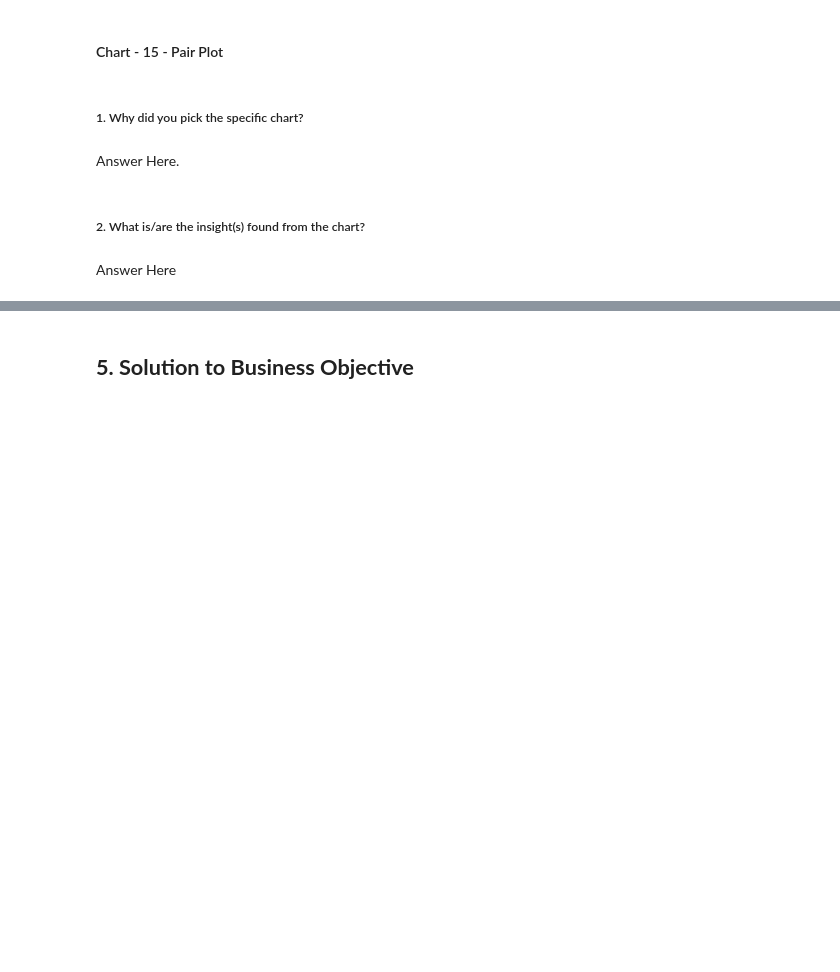
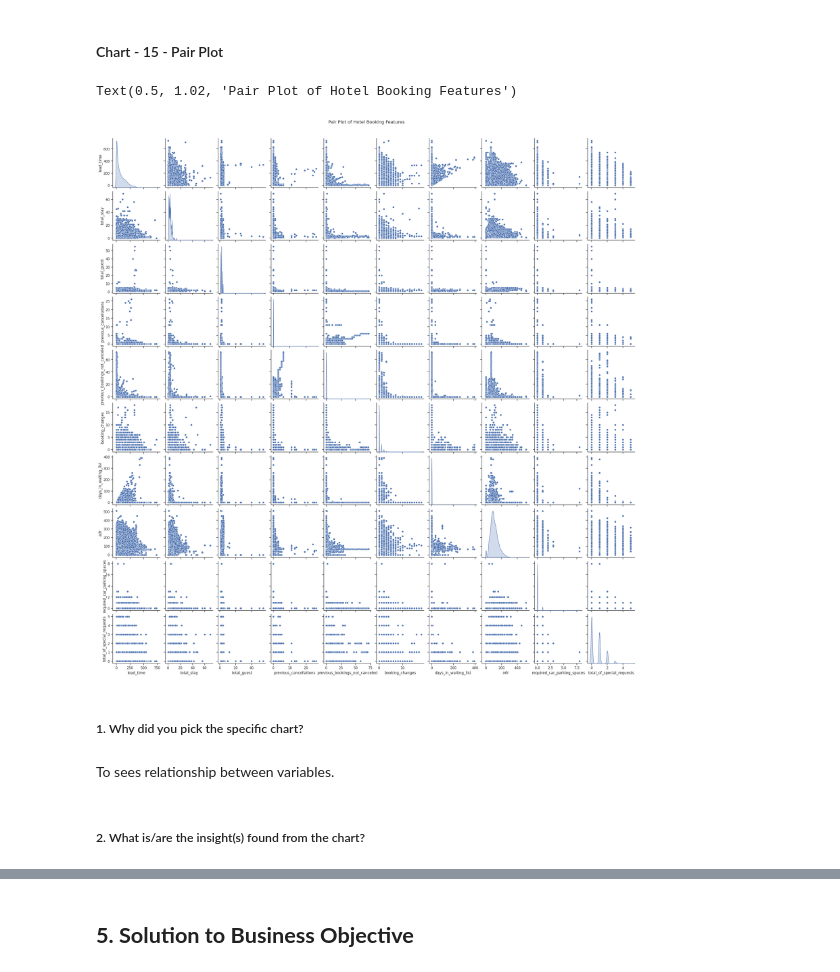
Before and after one commit to sudipsingh104/EDA_Hotel, a Jupyter notebook: Hotel_Booking_EDA.ipynb, the cells around one changed output, grey strips where cells are left out. Saved outputs shown, nothing was run; the diff lists cells and outputs as text; code cells hidden in the pictures; blank space fills up the shorter version.

```diff
--- a/Hotel_Booking_EDA.ipynb
+++ b/Hotel_Booking_EDA.ipynb
@@ -709,8 +713,18 @@ Answer Here
+# %%
+# Pair Plot visualization code
+numeric_columns = ['lead_time', 'arrival_date_year', 'arrival_date_month','total_stay','total_guest',
+                  'previous_cancellations', 'previous_bookings_not_canceled',
+                   'booking_changes', 'days_in_waiting_list', 'adr', 'required_car_parking_spaces', 'total_of_special_requests']
+
+sns.set(style="ticks")
+sns.pairplot(df[numeric_columns], diag_kind='kde')
+plt.suptitle('Pair Plot of Hotel Booking Features', y=1.02)
+# %% [output]
+Text(0.5, 1.02, 'Pair Plot of Hotel Booking Features')
+[figure, added]
 # %% [markdown]
 ##### 1. Why did you pick the specific chart?
-# %% [markdown]
-Answer Here.
+# %% [markdown]
+To sees relationship between variables.
 # %% [markdown]
 ##### 2. What is/are the insight(s) found from the chart?
-# %% [markdown]
-Answer Here
```
Also changed, not shown: parts of 36 cells of this notebook.
